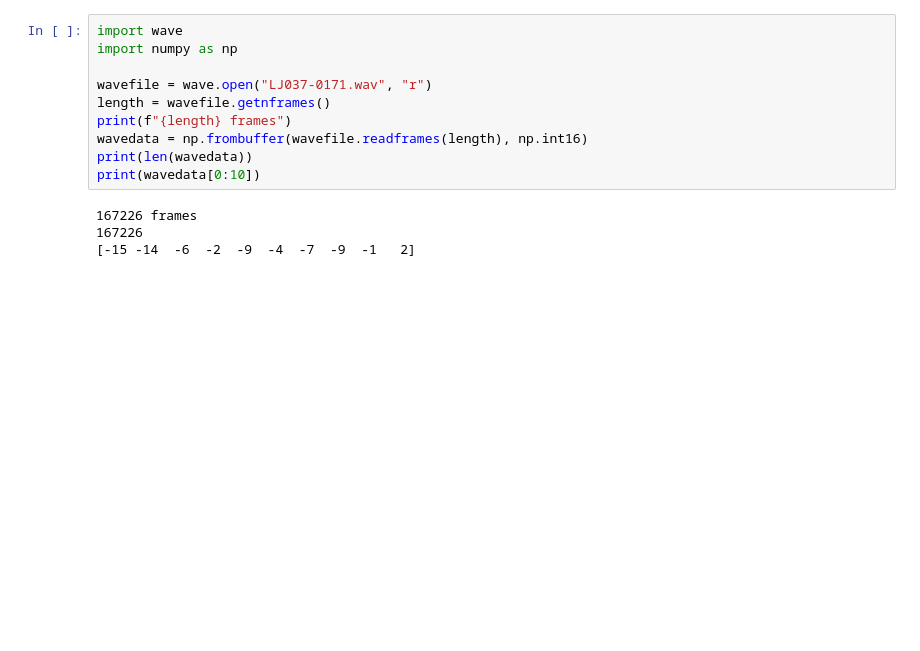
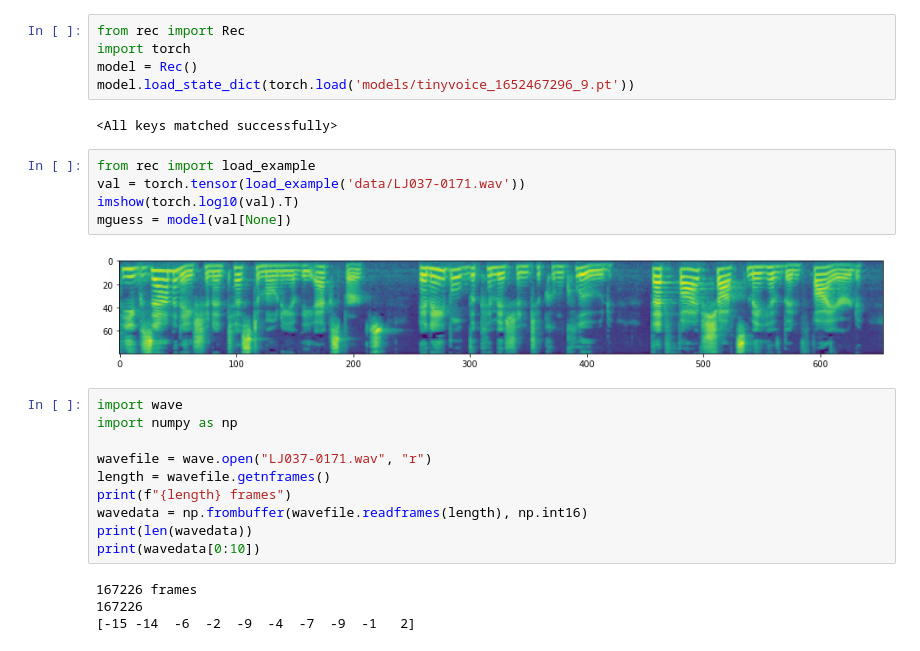
Before and after one commit to geohot/tinyvoice, a Jupyter notebook: test.ipynb, the cells around one changed output. Cells and saved outputs as stored; diff of their text form; blank space fills up the shorter version.

```diff
--- a/test.ipynb
+++ b/test.ipynb
@@ -1,3 +7,17 @@
+# %%
+from rec import Rec
+import torch
+model = Rec()
+model.load_state_dict(torch.load('models/tinyvoice_1652467296_9.pt'))
+# %% [output]
+<All keys matched successfully>
+# %%
+from rec import load_example
+val = torch.tensor(load_example('data/LJ037-0171.wav'))
+imshow(torch.log10(val).T)
+mguess = model(val[None])
+# %% [output]
+[figure, added]
 # %%
 import wave
 import numpy as np
```
Also changed, not shown: parts of 3 cells of this notebook, 3 other files.
